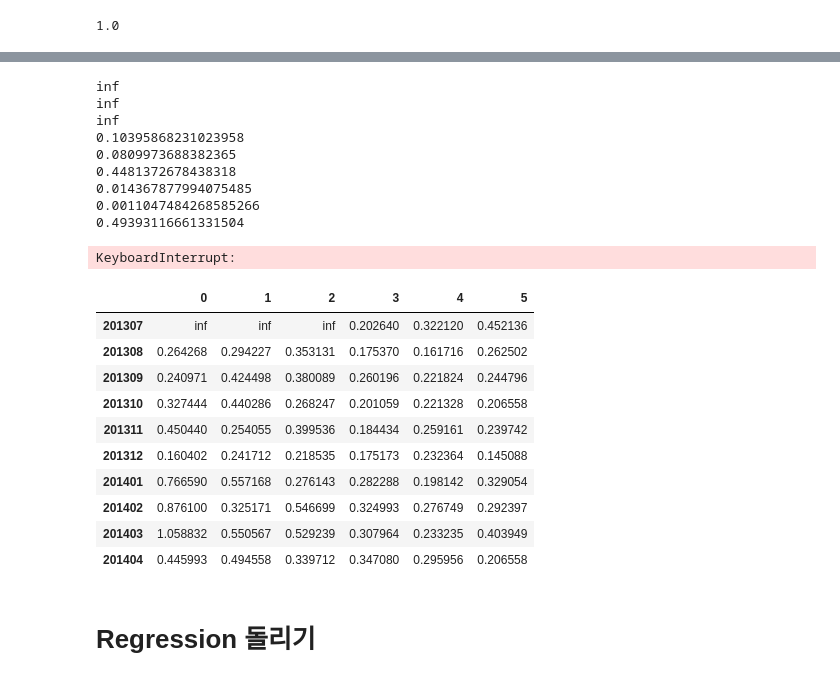
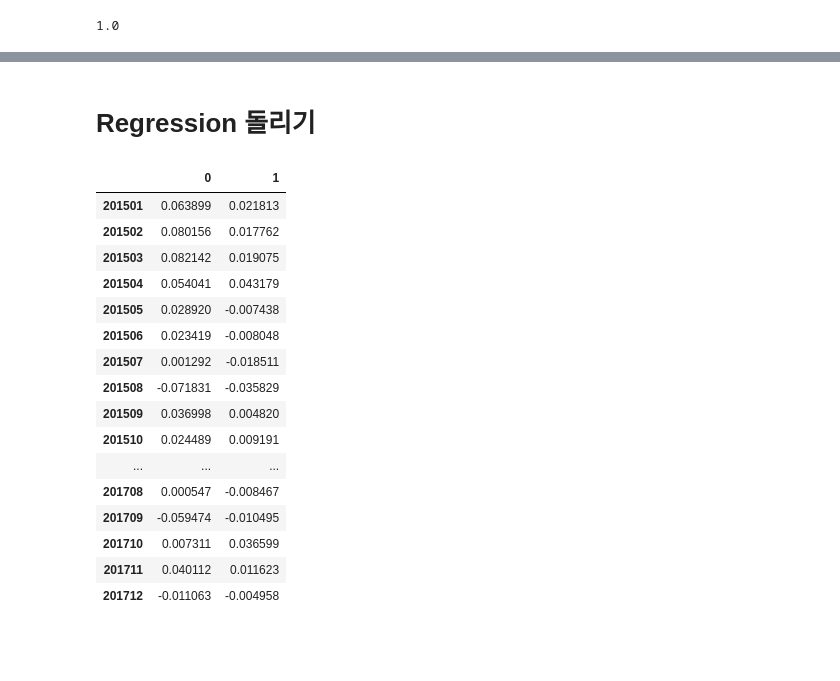
Before and after one commit to Eternity402/Factor_Investing, a Jupyter notebook: Sirius_API.ipynb, the cells around one changed output, grey strips where cells are left out. Drawn from its saved outputs; the diff is of its cells as text; code cells hidden in the pictures; blank space fills up the shorter version.

Commit message:
winsorize & flag 수정버전

```diff
--- a/Sirius_API.ipynb
+++ b/Sirius_API.ipynb
@@ -729,34 +704,6 @@ serialize_pfo([size_mask, hml_on_size])
 | 322000 | NaN | NaN | NaN | NaN | NaN | NaN | NaN | NaN |
 | 307950 | NaN | NaN | NaN | NaN | NaN | NaN | NaN | NaN |
 2820 rows × 8 columns
-# %%
-t = serialize_pfo([size_mask, hml_on_size])
-get_factor_on_date_by_mask(t, term = 'm', weight = 'VW')
-# %% [output]
-inf
-inf
-inf
-0.10395868231023958
-0.0809973688382365
-0.4481372678438318
-0.014367877994075485
-0.0011047484268585266
-0.49393116661331504
-KeyboardInterrupt:
-# %%
-get_factor_on_date_by_mask(mask_23, term = 'm')
-# %% [output]
-|  | 0 | 1 | 2 | 3 | 4 | 5 |
-| 201307 | inf | inf | inf | 0.202640 | 0.322120 | 0.452136 |
-| 201308 | 0.264268 | 0.294227 | 0.353131 | 0.175370 | 0.161716 | 0.262502 |
-| 201309 | 0.240971 | 0.424498 | 0.380089 | 0.260196 | 0.221824 | 0.244796 |
-| 201310 | 0.327444 | 0.440286 | 0.268247 | 0.201059 | 0.221328 | 0.206558 |
-| 201311 | 0.450440 | 0.254055 | 0.399536 | 0.184434 | 0.259161 | 0.239742 |
-| 201312 | 0.160402 | 0.241712 | 0.218535 | 0.175173 | 0.232364 | 0.145088 |
-| 201401 | 0.766590 | 0.557168 | 0.276143 | 0.282288 | 0.198142 | 0.329054 |
-| 201402 | 0.876100 | 0.325171 | 0.546699 | 0.324993 | 0.276749 | 0.292397 |
-| 201403 | 1.058832 | 0.550567 | 0.529239 | 0.307964 | 0.233235 | 0.403949 |
-| 201404 | 0.445993 | 0.494558 | 0.339712 | 0.347080 | 0.295956 | 0.206558 |
 # %% [markdown]
 # Regression 돌리기
 # %%
@@ -765,3 +712,27 @@ get_factor_on_date_by_mask(mask_23, term = 'm')
 # 방법론 자체는 monthly, 위에서 추가적으로 작업할 내용으로는 EW인지 VW인지 확실히 알아내야 함.
 # -> VW인 것 같은데..? 맞나 뭐 어쨌든 VW EW 둘 다 있어야 함. 선택지로 고려할 수 있도록 만들어야 할 듯.
 # 지금은 EW로 만들어놨는데 VW로도 해볼 수 있게 만들어야 할 듯. : get factor
+# %%
+size = get_market_cap_for_period('20141231', '20161231')
+# %%
+SMB = get_mask(size[0], size[1], market_bp = 'KOSPI')
+# %%
+get_factor_on_date_by_mask(SMB, 'm', winsorize_limits = 0.01, weight = 'VW')
+# %% [output]
+|  | 0 | 1 |
+| 201501 | 0.063899 | 0.021813 |
+| 201502 | 0.080156 | 0.017762 |
+| 201503 | 0.082142 | 0.019075 |
+| 201504 | 0.054041 | 0.043179 |
+| 201505 | 0.028920 | -0.007438 |
+| 201506 | 0.023419 | -0.008048 |
+| 201507 | 0.001292 | -0.018511 |
+| 201508 | -0.071831 | -0.035829 |
+| 201509 | 0.036998 | 0.004820 |
+| 201510 | 0.024489 | 0.009191 |
+| ... | ... | ... |
+| 201708 | 0.000547 | -0.008467 |
+| 201709 | -0.059474 | -0.010495 |
+| 201710 | 0.007311 | 0.036599 |
+| 201711 | 0.040112 | 0.011623 |
+| 201712 | -0.011063 | -0.004958 |
```
Also changed, not shown: parts of 11 cells of this notebook.
